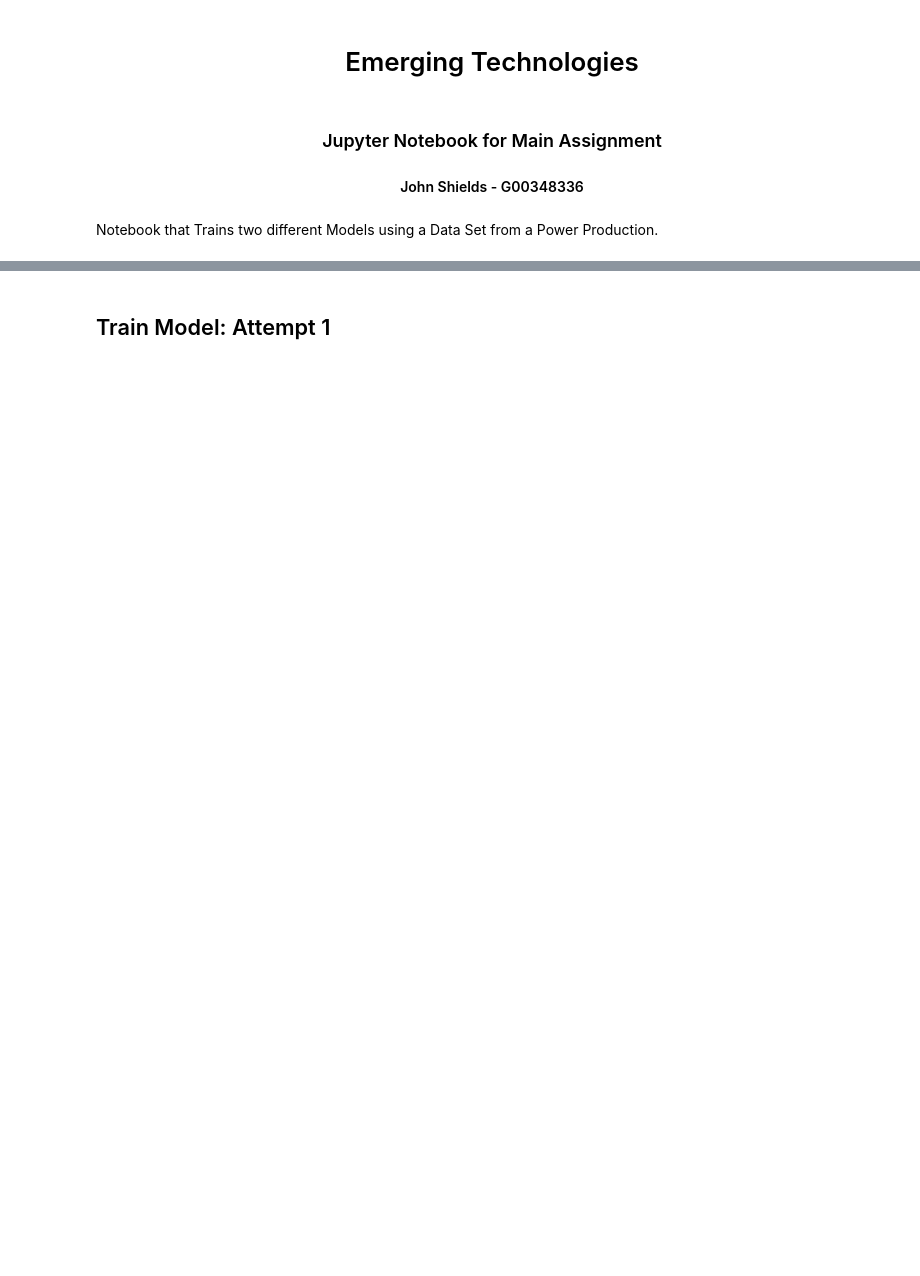
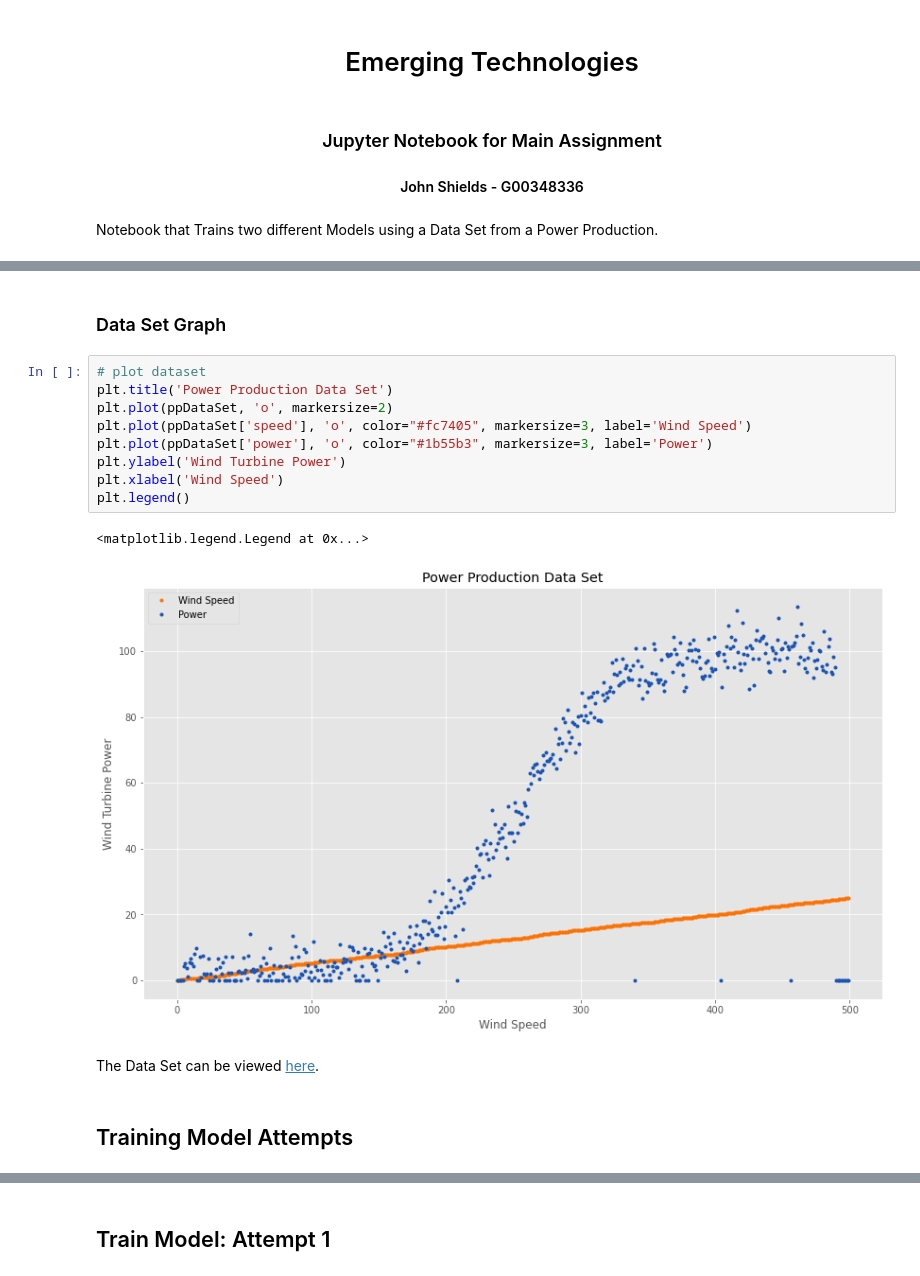
Before and after one commit to johnshields/EMT_PROJECT, a Jupyter notebook: project_files/train-model/train-model.ipynb, the cells around one changed output, grey strips where cells are left out. Cells and saved outputs as stored; diff of their text form; blank space fills up the shorter version.

```diff
--- a/project_files/train-model/train-model.ipynb
+++ b/project_files/train-model/train-model.ipynb
@@ -44,0 +64,18 @@ ppDataSet.sample()
+# %% [markdown]
+### Data Set Graph
+# %%
+# plot dataset
+plt.title('Power Production Data Set')
+plt.plot(ppDataSet, 'o', markersize=2)
+plt.plot(ppDataSet['speed'], 'o', color="#fc7405", markersize=3, label='Wind Speed')
+plt.plot(ppDataSet['power'], 'o', color="#1b55b3", markersize=3, label='Power')
+plt.ylabel('Wind Turbine Power')
+plt.xlabel('Wind Speed')
+plt.legend()
+# %% [output]
+<matplotlib.legend.Legend at 0x...>
+[figure, added]
+# %% [markdown]
+The Data Set can be viewed [here](https://raw.githubusercontent.com/ianmcloughlin/2020A-machstat-project/master/dataset/powerproduction.csv).
+# %% [markdown]
+## Training Model Attempts
```
Also changed, not shown: parts of 56 cells of this notebook, 3 other files.
